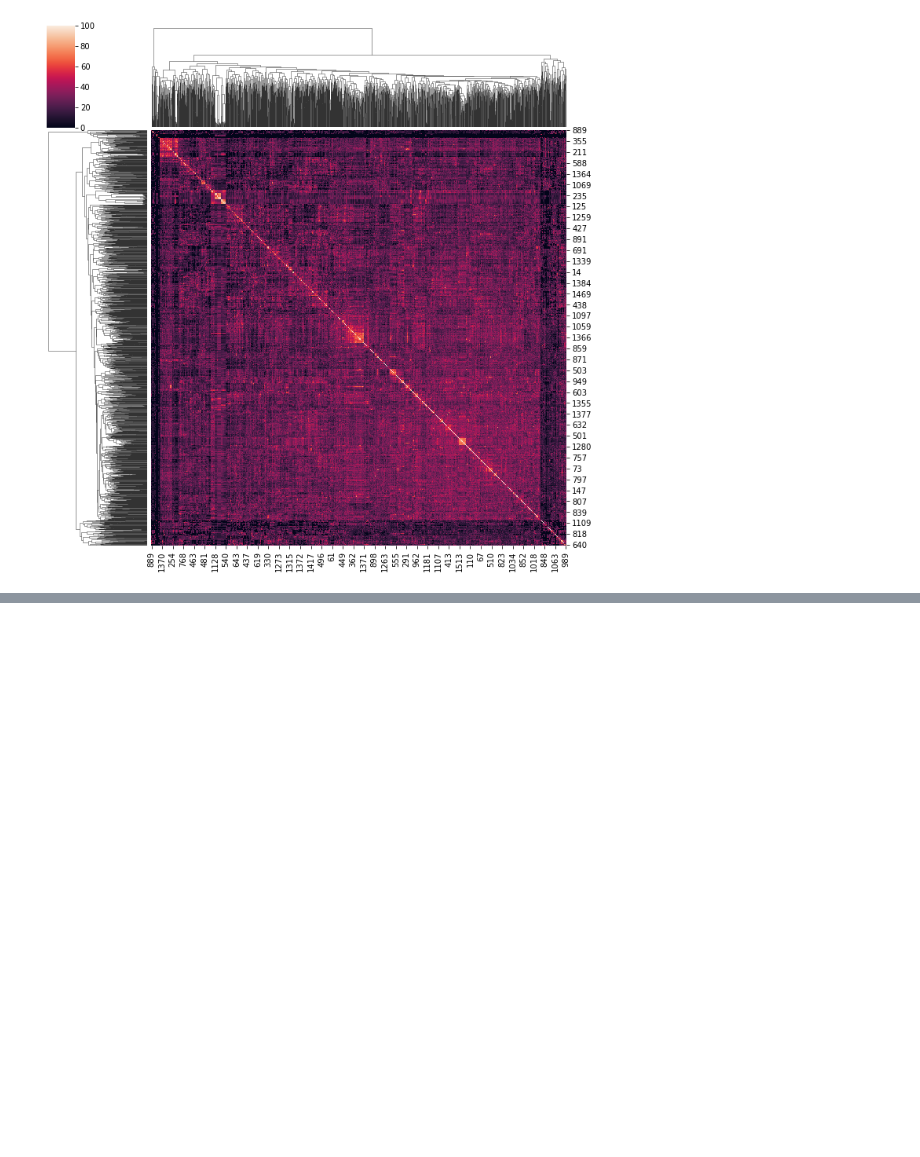
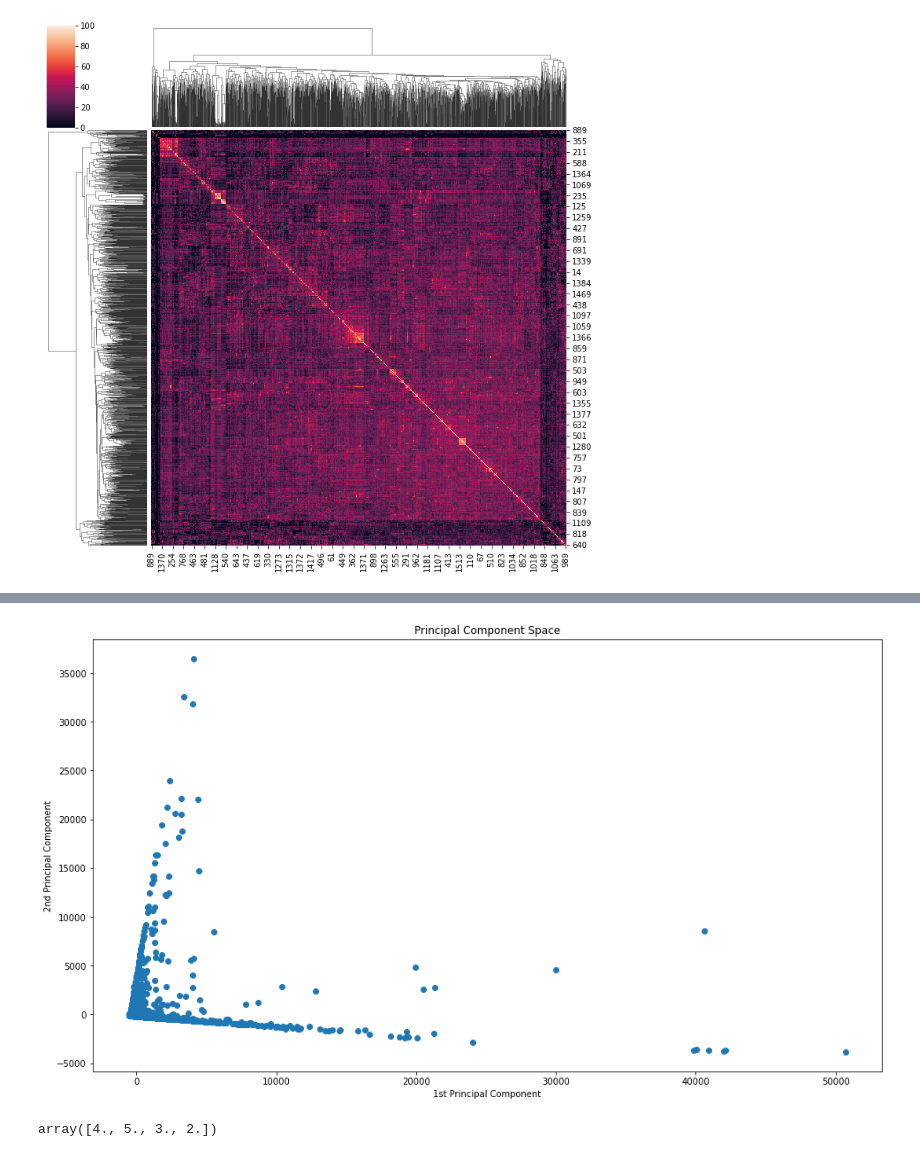
Before and after one commit to mmargenot/virgil, a Jupyter notebook: Initial Tinkering.ipynb, the cells around one changed output, grey strips where cells are left out. Saved outputs shown, nothing was run; the diff lists cells and outputs as text; code cells hidden in the pictures; blank space fills up the shorter version.

```diff
--- a/Initial Tinkering.ipynb
+++ b/Initial Tinkering.ipynb
@@ -123,0 +315,14 @@ dtype: int64
+# %%
+# data is mixed so should probably separate
+dim_red = sklearn.decomposition.PCA(
+    n_components=2)
+
+pca_space = dim_red.fit_transform(X_new)
+# %%
+fig, ax = plt.subplots(figsize=(16,9))
+ax.scatter(pca_space[:, 0], pca_space[:, 1])
+ax.set_xlabel('1st Principal Component')
+ax.set_ylabel('2nd Principal Component')
+ax.set_title('Principal Component Space');
+# %% [output]
+[figure, added]
@@ -123,0 +339,4 @@ dtype: int64
+# %%
+y.round().unique()
+# %% [output]
+array([4., 5., 3., 2.])
```
Also changed, not shown: parts of 58 cells of this notebook.
